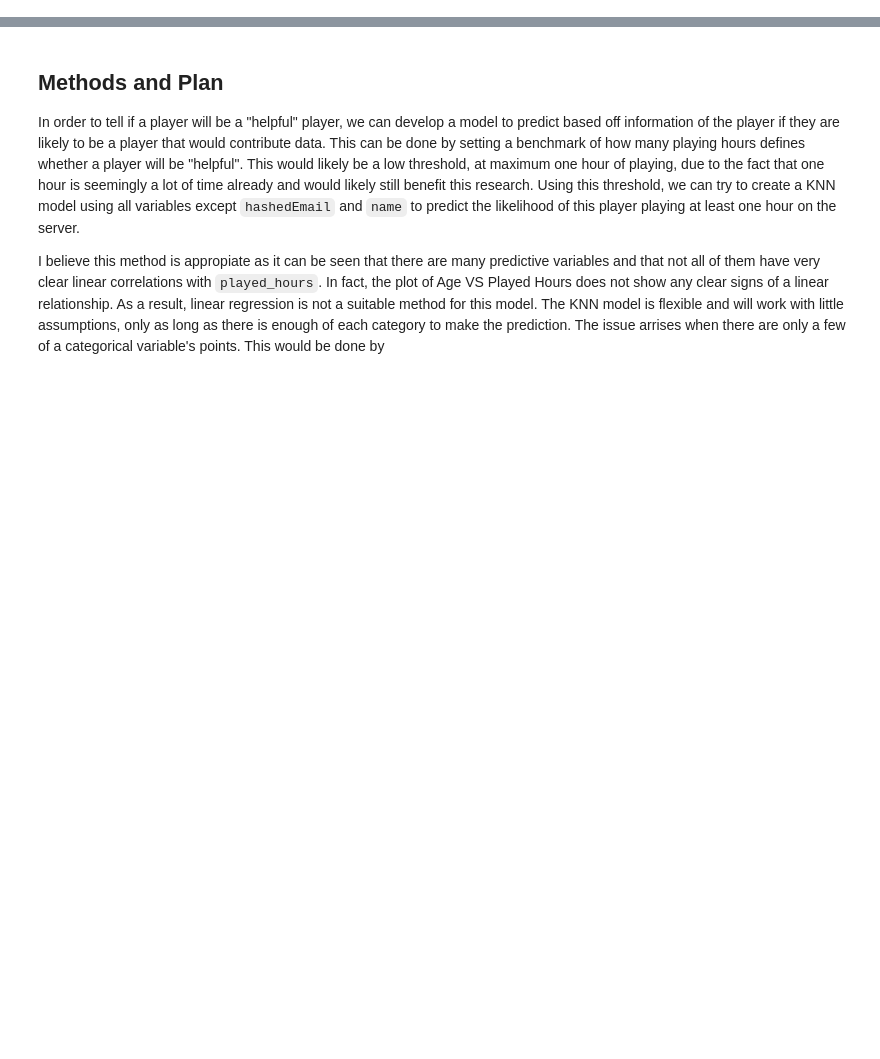
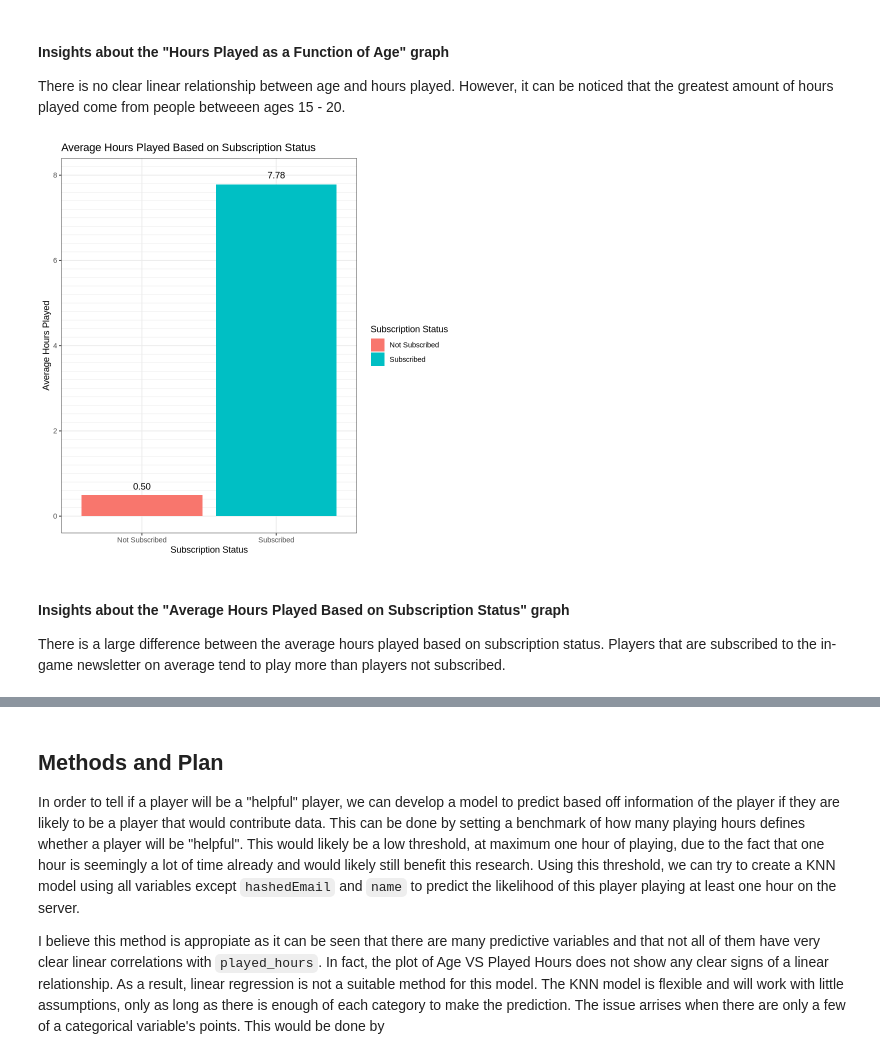
Before and after one commit to sophiaymeng/video_game_research, a Jupyter notebook: wrangle_visual.ipynb, the cells around one changed output, grey strips where cells are left out. Drawn from its saved outputs; the diff is of its cells as text; code cells hidden in the pictures; blank space fills up the shorter version.

```diff
--- a/wrangle_visual.ipynb
+++ b/wrangle_visual.ipynb
@@ -154 +136,39 @@ mean_values
+# %% [markdown]
+#### Insights about the "Hours Played as a Function of Age" graph
+There is no clear linear relationship between age and hours played. However, it can be noticed that the greatest amount of hours played come from people betweeen ages 15 - 20.
+# %%
+# Creating plot with the mean number of hours played based on subscription status of player
+mean_subscribe <- players_wrangle |>
+               filter(subscribe == TRUE) |>
+               mutate(average_hours_played = mean(played_hours, na.rm = TRUE),
+                      average_age = mean(age, na.rm = TRUE)) |>
+               select(average_hours_played) |>
+               slice(1)
+
+mean_not_subscribe <- players_wrangle |>
+               filter(subscribe == FALSE) |>
+               mutate(average_hours_played = mean(played_hours, na.rm = TRUE),
+                      average_age = mean(age, na.rm = TRUE)) |>
+               select(average_hours_played) |>
+               slice(1)
+
+subscribe <- full_join(mean_subscribe, mean_not_subscribe, by = "average_hours_played") |>
+             mutate(subscription_status = if_else(average_hours_played > 2, "Subscribed", "Not Subscribed"))
+
+subscribe_graph <- subscribe |>
+                   ggplot(aes(y = average_hours_played, x = subscription_status, fill = subscription_status)) +
+                   geom_bar(stat = "identity") +
+                   labs(fill = "Subscription Status", title = "Average Hours Played Based on Subscription Status") +
+                   xlab("Subscription Status") +
+                   ylab("Average Hours Played") +
+                   scale_y_continuous(minor_breaks = seq(0, 9, by = 0.2)) +
+                   annotate(geom = "text", x = 1, y = 0.7, label = "0.50") +
+                   annotate(geom = "text", x = 2, y = 8, label = "7.78") +
+                   theme_bw()
+subscribe_graph
+# %% [output]
+[figure, added]
+# %% [markdown]
+#### Insights about the "Average Hours Played Based on Subscription Status" graph
+There is a large difference between the average hours played based on subscription status. Players that are subscribed to the in-game newsletter on average tend to play more than players not subscribed.
 # %%
```
Also changed, not shown: parts of 14 cells of this notebook.
